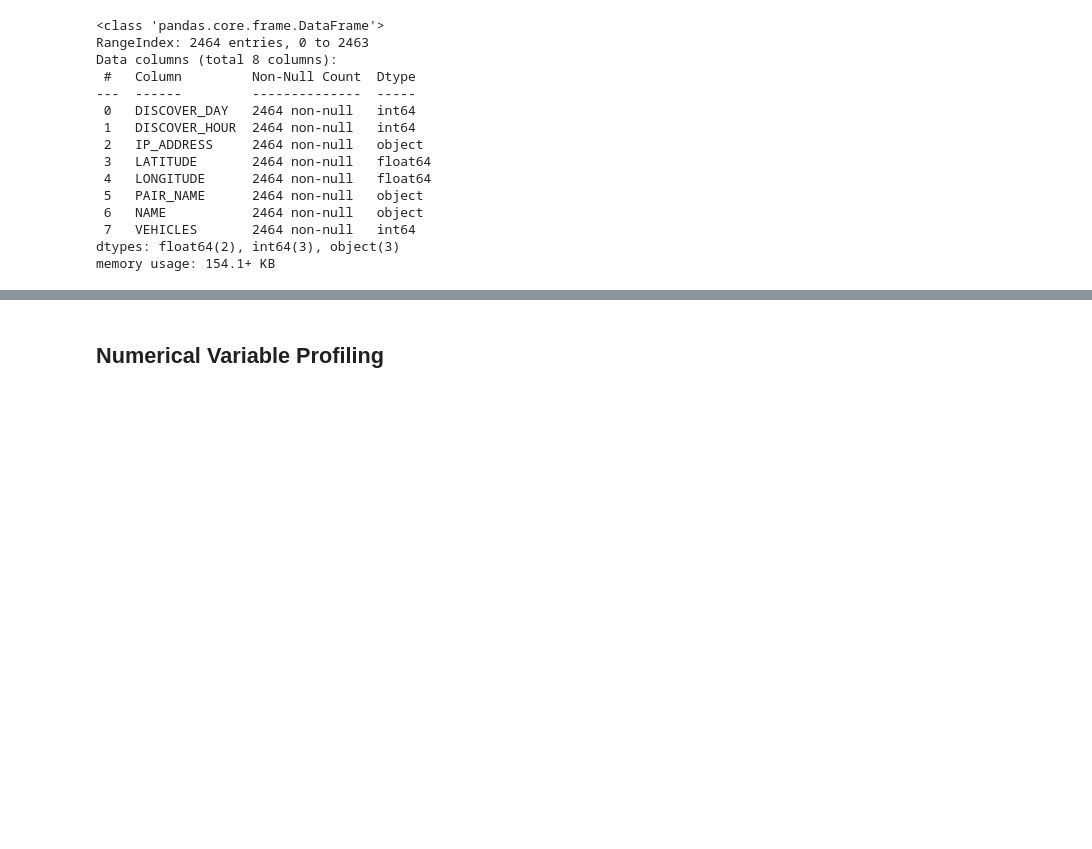
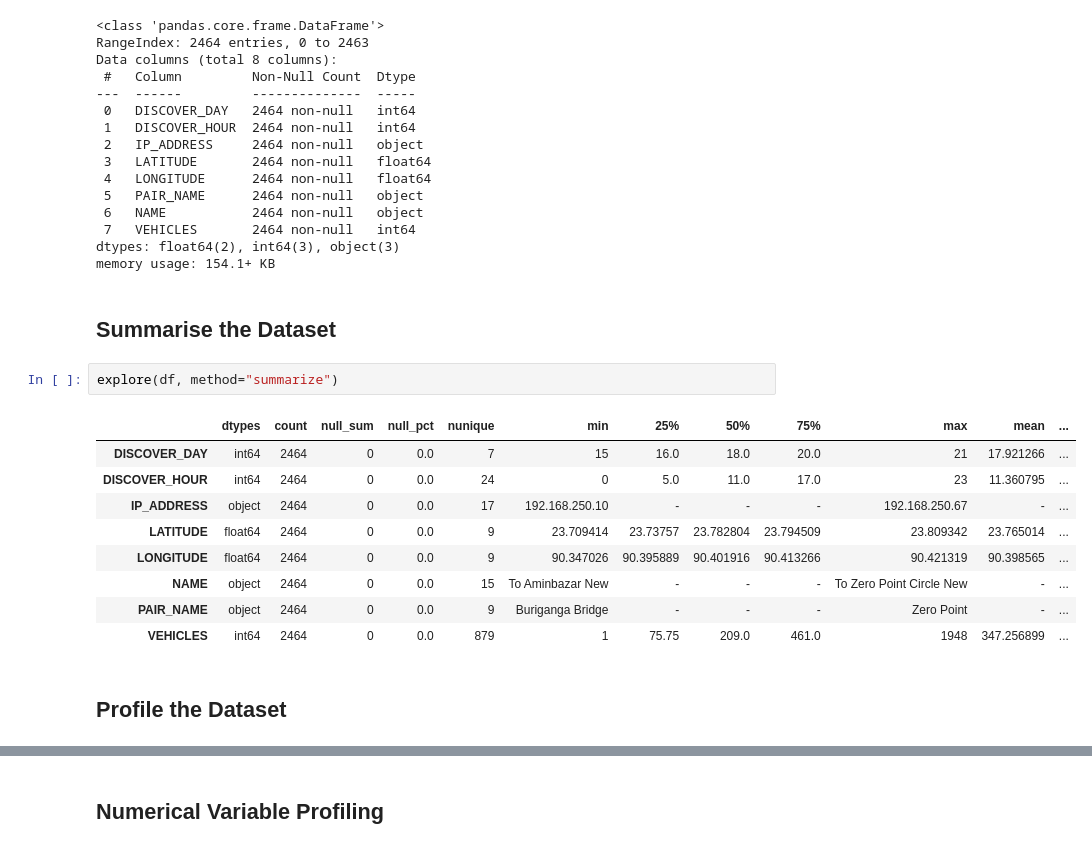
Before and after one commit to mail2mhossain/practical_data_science, a Jupyter notebook: EVI/3. Univariate Profiling.ipynb, the cells around one changed output, grey strips where cells are left out. Cells and saved outputs as stored; diff of their text form; blank space fills up the shorter version.

```diff
--- a/EVI/3. Univariate Profiling.ipynb
+++ b/EVI/3. Univariate Profiling.ipynb
@@ -65,3 +52,19 @@ Data columns (total 8 columns):
  7   VEHICLES       2464 non-null   int64
 dtypes: float64(2), int64(3), object(3)
 memory usage: 154.1+ KB
+# %% [markdown]
+## Summarise the Dataset
+# %%
+explore(df, method="summarize")
+# %% [output]
+|  | dtypes | count | null_sum | null_pct | nunique | min | 25% | 50% | 75% | max | mean | ... |
+| DISCOVER_DAY | int64 | 2464 | 0 | 0.0 | 7 | 15 | 16.0 | 18.0 | 20.0 | 21 | 17.921266 | ... |
+| DISCOVER_HOUR | int64 | 2464 | 0 | 0.0 | 24 | 0 | 5.0 | 11.0 | 17.0 | 23 | 11.360795 | ... |
+| IP_ADDRESS | object | 2464 | 0 | 0.0 | 17 | 192.168.250.10 | - | - | - | 192.168.250.67 | - | ... |
+| LATITUDE | float64 | 2464 | 0 | 0.0 | 9 | 23.709414 | 23.73757 | 23.782804 | 23.794509 | 23.809342 | 23.765014 | ... |
+| LONGITUDE | float64 | 2464 | 0 | 0.0 | 9 | 90.347026 | 90.395889 | 90.401916 | 90.413266 | 90.421319 | 90.398565 | ... |
+| NAME | object | 2464 | 0 | 0.0 | 15 | To Aminbazar New | - | - | - | To Zero Point Circle New | - | ... |
+| PAIR_NAME | object | 2464 | 0 | 0.0 | 9 | Buriganga Bridge | - | - | - | Zero Point | - | ... |
+| VEHICLES | int64 | 2464 | 0 | 0.0 | 879 | 1 | 75.75 | 209.0 | 461.0 | 1948 | 347.256899 | ... |
+# %% [markdown]
+## Profile the Dataset
```
Also changed, not shown: parts of 46 cells of this notebook.
